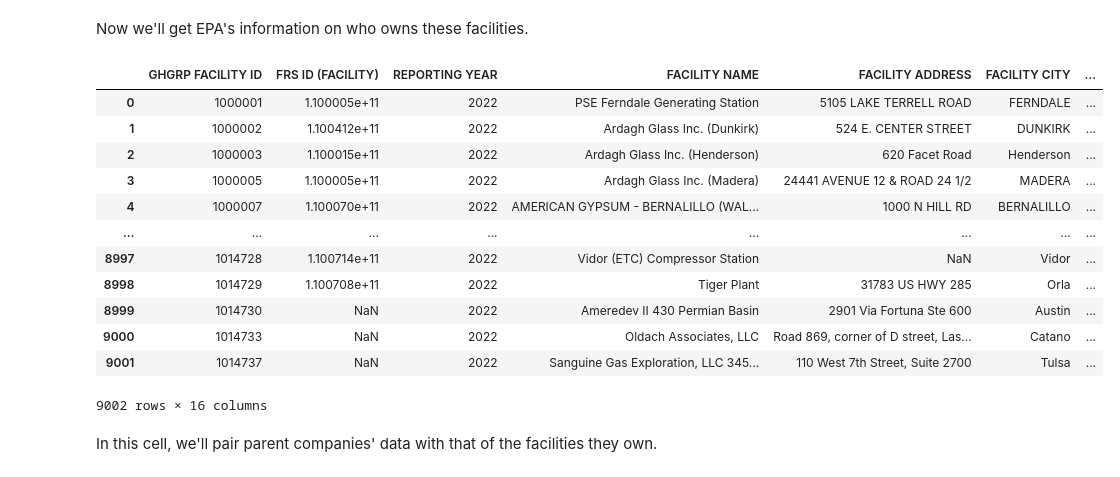
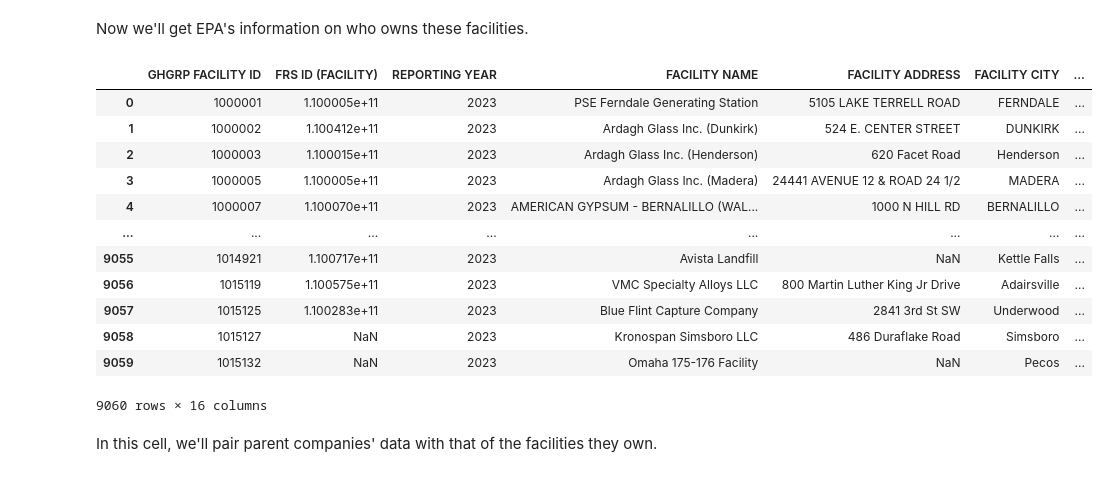
Before and after one commit to edgi-govdata-archiving/ECHO-GHG, a Jupyter notebook: ECHO_GHG.ipynb, the cells around one changed output. Cells and saved outputs as stored; diff of their text form; code cells hidden in the pictures.

```diff
--- a/ECHO_GHG.ipynb
+++ b/ECHO_GHG.ipynb
@@ -54,11 +54,11 @@ Done!
 
 Pick which year you want to focus on. Run the cell of code, choose a year from the dropdown menu, and then proceed to the next step.
 # %%
-years = ["2016", "2017", "2018", "2019", "2020", "2021", "2022"]
+years = ["2016", "2017", "2018", "2019", "2020", "2021", "2022", "2023"]
 
 years_dropdown = widgets.Dropdown(
   options = years,
-  value = '2022',
+  value = '2023',
   description='Year:',
   disabled=False
 )
@@ -193,25 +194,25 @@ Exported! Check the 'Files' folder in Colab to download it.
 Now we'll get EPA's information on who owns these facilities.
 # %%
 # First we get some additional information from the EPA on parent companies
-url = "https://www.epa.gov/system/files/other-files/2023-09/ghgp_data_parent_company_09_2023.xlsb"
+url = "https://www.epa.gov/system/files/other-files/2024-10/ghgp_data_parent_company.xlsb"
 r = requests.get(url, headers=headers) # Pretend we are a normal browser
-parents = pd.read_excel(r.content, engine='pyxlsb', sheet_name = year) #nrows=9144 9144 non-header rows in this file as of Nov 2021.
+parents = pd.read_excel(r.content, engine='pyxlsb', sheet_name = year)
 parents["PARENT COMPANY NAME"] = parents["PARENT COMPANY NAME"].str.upper() # Standardize company names to uppercase - sometimes EPA allows company names to be reported in upper and lower case, which intereferes with our ability to aggregate them
 parents
 # %% [output]
 |  | GHGRP FACILITY ID | FRS ID (FACILITY) | REPORTING YEAR | FACILITY NAME | FACILITY ADDRESS | FACILITY CITY | ... |
-| 0 | 1000001 | 1.100005e+11 | 2022 | PSE Ferndale Generating Station | 5105 LAKE TERRELL ROAD | FERNDALE | ... |
-| 1 | 1000002 | 1.100412e+11 | 2022 | Ardagh Glass Inc. (Dunkirk) | 524 E. CENTER STREET | DUNKIRK | ... |
-| 2 | 1000003 | 1.100015e+11 | 2022 | Ardagh Glass Inc. (Henderson) | 620 Facet Road | Henderson | ... |
-| 3 | 1000005 | 1.100005e+11 | 2022 | Ardagh Glass Inc. (Madera) | 24441 AVENUE 12 & ROAD 24 1/2 | MADERA | ... |
-| 4 | 1000007 | 1.100070e+11 | 2022 | AMERICAN GYPSUM - BERNALILLO (WAL... | 1000 N HILL RD | BERNALILLO | ... |
+| 0 | 1000001 | 1.100005e+11 | 2023 | PSE Ferndale Generating Station | 5105 LAKE TERRELL ROAD | FERNDALE | ... |
+| 1 | 1000002 | 1.100412e+11 | 2023 | Ardagh Glass Inc. (Dunkirk) | 524 E. CENTER STREET | DUNKIRK | ... |
+| 2 | 1000003 | 1.100015e+11 | 2023 | Ardagh Glass Inc. (Henderson) | 620 Facet Road | Henderson | ... |
+| 3 | 1000005 | 1.100005e+11 | 2023 | Ardagh Glass Inc. (Madera) | 24441 AVENUE 12 & ROAD 24 1/2 | MADERA | ... |
+| 4 | 1000007 | 1.100070e+11 | 2023 | AMERICAN GYPSUM - BERNALILLO (WAL... | 1000 N HILL RD | BERNALILLO | ... |
 | ... | ... | ... | ... | ... | ... | ... | ... |
-| 8997 | 1014728 | 1.100714e+11 | 2022 | Vidor (ETC) Compressor Station | NaN | Vidor | ... |
-| 8998 | 1014729 | 1.100708e+11 | 2022 | Tiger Plant | 31783 US HWY 285 | Orla | ... |
-| 8999 | 1014730 | NaN | 2022 | Ameredev II 430 Permian Basin | 2901 Via Fortuna Ste 600 | Austin | ... |
-| 9000 | 1014733 | NaN | 2022 | Oldach Associates, LLC | Road 869, corner of D street, Las... | Catano | ... |
-| 9001 | 1014737 | NaN | 2022 | Sanguine Gas Exploration, LLC 345... | 110 West 7th Street, Suite 2700 | Tulsa | ... |
+| 9055 | 1014921 | 1.100717e+11 | 2023 | Avista Landfill | NaN | Kettle Falls | ... |
+| 9056 | 1015119 | 1.100575e+11 | 2023 | VMC Specialty Alloys LLC | 800 Martin Luther King Jr Drive | Adairsville | ... |
+| 9057 | 1015125 | 1.100283e+11 | 2023 | Blue Flint Capture Company | 2841 3rd St SW | Underwood | ... |
+| 9058 | 1015127 | NaN | 2023 | Kronospan Simsboro LLC | 486 Duraflake Road | Simsboro | ... |
+| 9059 | 1015132 | NaN | 2023 | Omaha 175-176 Facility | NaN | Pecos | ... |
-9002 rows × 16 columns
+9060 rows × 16 columns
 # %% [markdown]
 In this cell, we'll pair parent companies' data with that of the facilities they own.
 # %%
```
Also changed, not shown: parts of 17 cells of this notebook.
